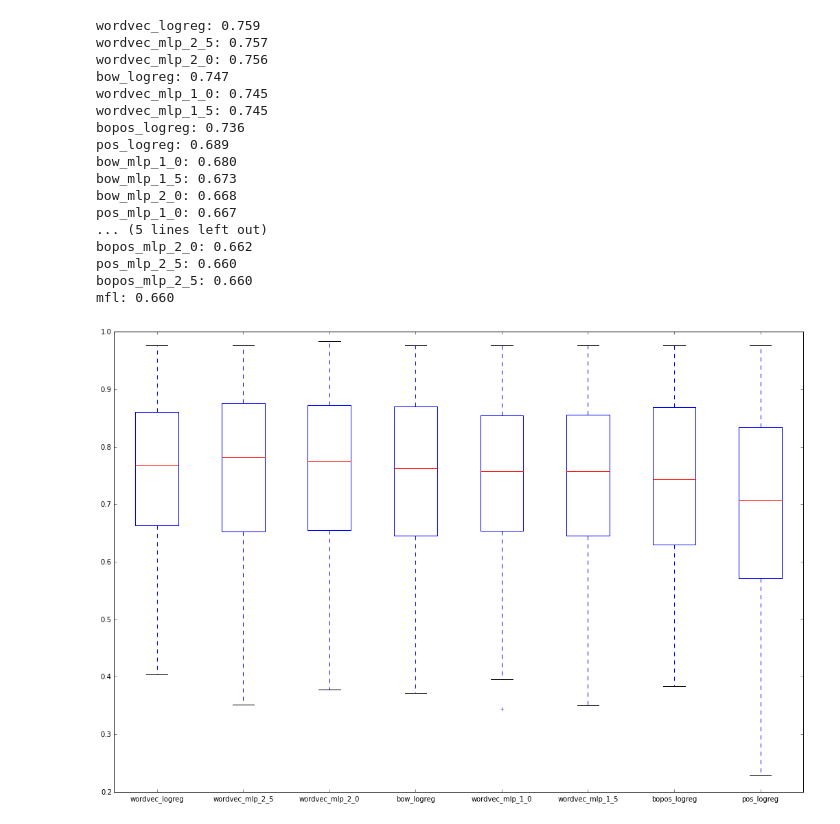
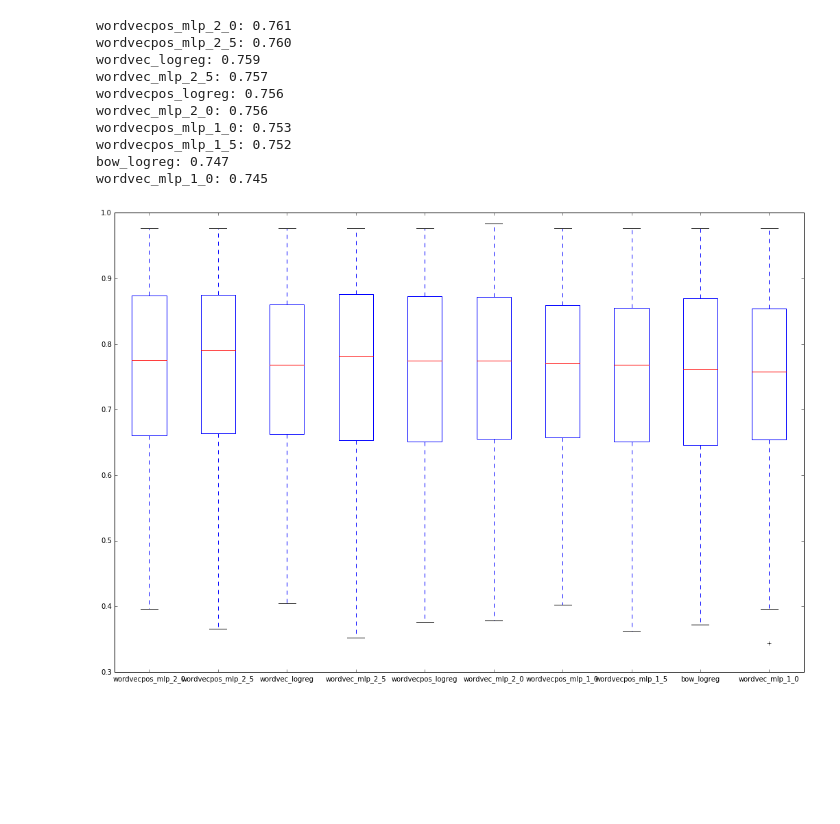
Before and after one commit to crscardellino/dnnwsd, a Jupyter notebook: graphics/graphics_all.ipynb, the cells around one changed output. Saved outputs shown, nothing was run; the diff lists cells and outputs as text; code cells hidden in the pictures; blank space fills up the shorter version.

Commit message:
Added all the set of experiments to the graphics notebook

```diff
--- a/graphics/graphics_all.ipynb
+++ b/graphics/graphics_all.ipynb
@@ -35,9 +35,14 @@ experiments = [
     "wordvec_mlp_1_5",
     "wordvec_mlp_2_0",
     "wordvec_mlp_2_5",
+    "wordvecpos_logreg",
+    "wordvecpos_mlp_1_0",
+    "wordvecpos_mlp_1_5",
+    "wordvecpos_mlp_2_0",
+    "wordvecpos_mlp_2_5"
 ]
 
-directory = "../results/"
+directory = "../resources/results/results_supervised/"
 verbs_file = "../resources/sensem/verbs"
 # %%
 with open(verbs_file, "r") as f:
@@ -104,27 +109,20 @@ def get_boxplot_lcr():
 
     return boxplot_lcr
 # %%
-plt.boxplot(get_boxplot_accuracies()[:8], labels=zip(*best_experiments_accuracy)[0][:8])
+plt.boxplot(get_boxplot_accuracies()[:10], labels=zip(*best_experiments_accuracy)[0][:10])
 
-for experiment, value in best_experiments_accuracy:
+for experiment, value in best_experiments_accuracy[:10]:
     print "{}: {:.03f}".format(experiment, value)
 # %% [output]
+wordvecpos_mlp_2_0: 0.761
+wordvecpos_mlp_2_5: 0.760
 wordvec_logreg: 0.759
 wordvec_mlp_2_5: 0.757
+wordvecpos_logreg: 0.756
 wordvec_mlp_2_0: 0.756
+wordvecpos_mlp_1_0: 0.753
+wordvecpos_mlp_1_5: 0.752
 bow_logreg: 0.747
 wordvec_mlp_1_0: 0.745
-wordvec_mlp_1_5: 0.745
-bopos_logreg: 0.736
-pos_logreg: 0.689
-bow_mlp_1_0: 0.680
-bow_mlp_1_5: 0.673
-bow_mlp_2_0: 0.668
-pos_mlp_1_0: 0.667
-... (5 lines left out)
-bopos_mlp_2_0: 0.662
-pos_mlp_2_5: 0.660
-bopos_mlp_2_5: 0.660
-mfl: 0.660
-[figure, old version]
+[figure, new version]
 # %%
```
Also changed, not shown: parts of 2 cells of this notebook.
